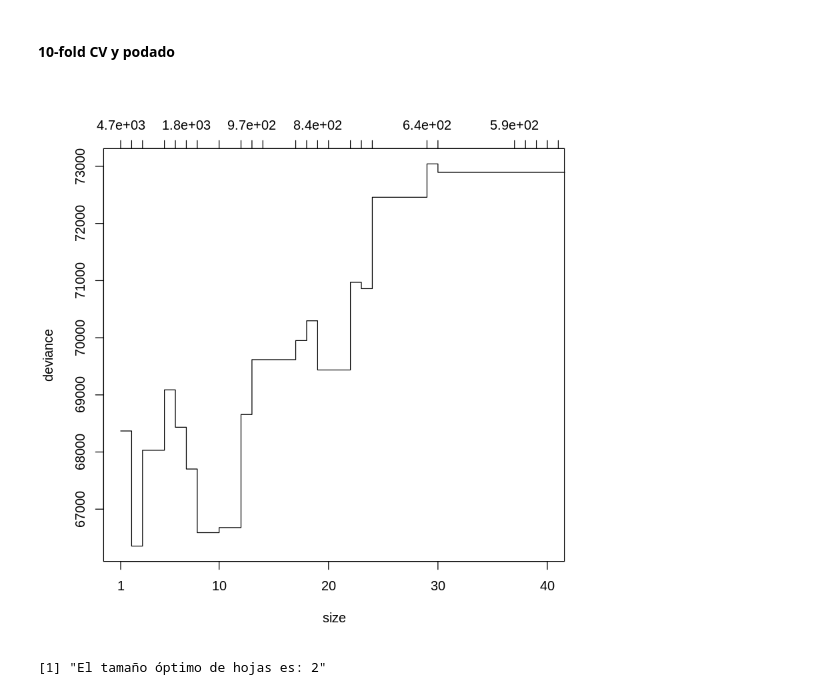
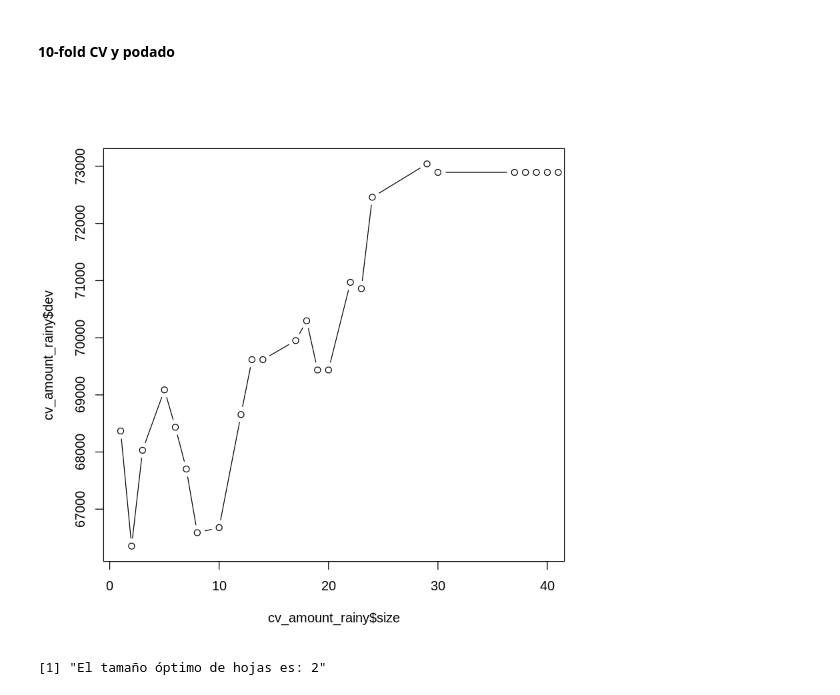
Before and after one commit to yerartdev/uc-m1966-datamining, a Jupyter notebook: d3/S17-T03_LAB_IntercomparisonTechniques.ipynb, the cells around one changed output. Cells and saved outputs as stored; diff of their text form; code cells hidden in the pictures.

```diff
--- a/d3/S17-T03_LAB_IntercomparisonTechniques.ipynb
+++ b/d3/S17-T03_LAB_IntercomparisonTechniques.ipynb
@@ -615,13 +606,13 @@ set.seed(123)
 # %%
 #::GMG::Hago la NUEVA partición Train/Test para Cross-Validation
 # train/test partition
-#::nota::ya no tenemos 5000 samples ...
-indtrain <- sample(1:nrow(df_rainy), round(0.75*nrow(df_rainy)))
-indtest <- setdiff(1:nrow(df_rainy), indtrain)
+#::nota::ya no tenemos 5000 samples ... tenemos 1011 ;)
+indtrain_rainy <- sample(1:nrow(df_rainy), round(0.75*nrow(df_rainy)))
+indtest_rainy <- setdiff(1:nrow(df_rainy), indtrain)
 # %%
 #::GMG::Repito el proceso de 'refinado' de árbol completo
 ## complete tree 2 (trained only on rainy days)
-tree_amount_rain_cp <- tree(rain ~ .,
-                   subset= indtrain,
+tree_amount_rainy_cp <- tree(rain ~ .,
+                   subset= indtrain_rainy,
                    data = df_rainy, mindev = 0, minsize = 2)
 # %%
@@ -651,9 +642,10 @@ paste('El número de nodos terminales es:', length(unique(tree_amount_rain_cp$wh
 set.seed(123)
 # %%
 ## 10-fold cross-validation for determining optimum number of leaves
-cv_amount_rain <- cv.tree(object = tree_amount_rain_cp, FUN = prune.tree, K = 10)
+cv_amount_rainy <- cv.tree(object = tree_amount_rainy_cp, FUN = prune.tree, K = 10)
-# %%
-plot(cv_amount_rain, xlim = c(1,40))
-# %% [output]
-[figure, removed]
+# %%
+# plot(cv_amount_rainy, xlim = c(1,40))
+plot(cv_amount_rainy$size,cv_amount_rainy$dev,type='b', xlim = c(1,40))
+# %% [output]
+[figure, added]
 # %%
```
Also changed, not shown: parts of 19 cells of this notebook.
